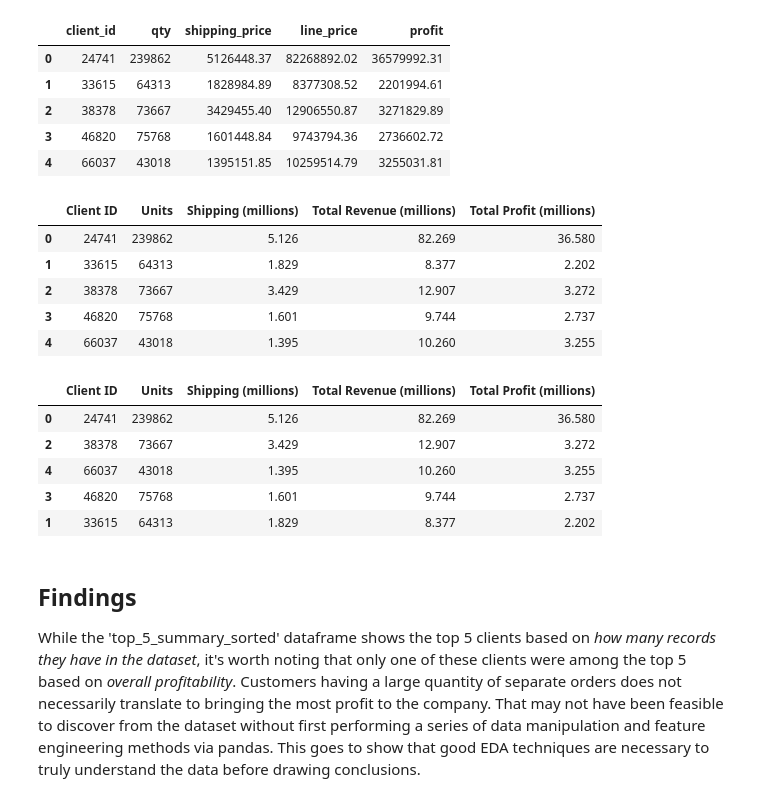
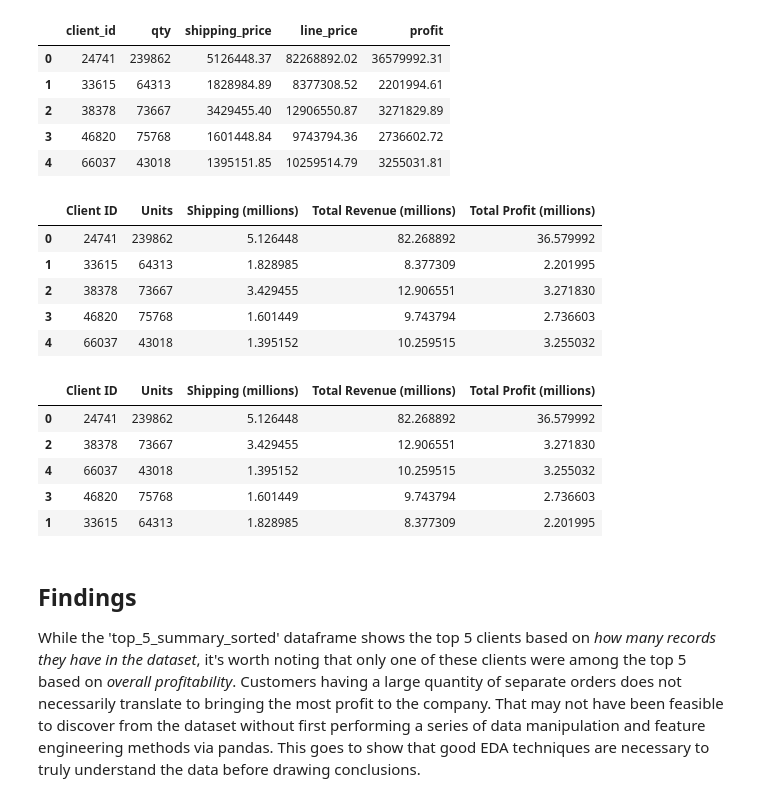
Before and after one commit to wihbit/pandas-challenge-1, a Jupyter notebook: wholesale_data_analysis_starter_code.ipynb, the cells around one changed output. Cells and saved outputs as stored; diff of their text form; code cells hidden in the pictures.

```diff
--- a/wholesale_data_analysis_starter_code.ipynb
+++ b/wholesale_data_analysis_starter_code.ipynb
@@ -78,6 +78,7 @@ dtype: int64
 # %%
 # Which five clients had the most entries in the data?
-df.groupby('client_id').size().sort_values(ascending=False)[:5]
+top_5_series = df['client_id'].value_counts()[:5]
+top_5_series
 # %% [output]
 client_id
 33615    220
@@ -89,6 +90,6 @@ dtype: int64
 # %%
 # Store the client ids of those top 5 clients in a list.
-top_5_clients = list(df.groupby('client_id').size().sort_values(ascending=False)[:5].index)
+top_5_clients = list(top_5_series.index)
 top_5_clients
 # %% [output]
 [33615, 66037, 46820, 38378, 24741]
@@ -210,52 +210,52 @@ top_5_summary
 # %%
 # Format the data and rename the columns to names suitable for presentation.
 
 # Define the money columns.
 money_cols = ['shipping_price', 'line_price', 'profit']
 
 # Define a function that converts a dollar amount to millions.
-def as_millions(value:int) -> float:
+def as_millions(value):
     """
     Divides a number by 1,000,000 and rounds the result to 3 decimal places
     Args:
         value: a float or integer
     Returns:
-        the value argument divided by 1,000,000, then rounded to 3 decimal places
+        the value argument divided by 1,000,000
     Raises:
         None
     """
     return value/1_000_000
 
 # Apply the currency_format_millions function to only the money columns.
-top_5_summary[money_cols] = top_5_summary[money_cols].apply(lambda row: as_millions(row), axis=0)
+top_5_summary[money_cols] = top_5_summary[money_cols].apply(as_millions, axis=1)
 
 
 # Rename the columns to reflect the change in the money format.
 top_5_summary.rename(columns={'client_id': 'Client ID',
                               'qty':'Units',
                               'shipping_price':'Shipping (millions)',
                               'line_price':'Total Revenue (millions)',
                               'profit':'Total Profit (millions)'}, inplace=True)
 
 top_5_summary
 # %% [output]
 |  | Client ID | Units | Shipping (millions) | Total Revenue (millions) | Total Profit (millions) |
-| 0 | 24741 | 239862 | 5.126 | 82.269 | 36.580 |
-| 1 | 33615 | 64313 | 1.829 | 8.377 | 2.202 |
-| 2 | 38378 | 73667 | 3.429 | 12.907 | 3.272 |
-| 3 | 46820 | 75768 | 1.601 | 9.744 | 2.737 |
-| 4 | 66037 | 43018 | 1.395 | 10.260 | 3.255 |
+| 0 | 24741 | 239862 | 5.126448 | 82.268892 | 36.579992 |
+| 1 | 33615 | 64313 | 1.828985 | 8.377309 | 2.201995 |
+| 2 | 38378 | 73667 | 3.429455 | 12.906551 | 3.271830 |
+| 3 | 46820 | 75768 | 1.601449 | 9.743794 | 2.736603 |
+| 4 | 66037 | 43018 | 1.395152 | 10.259515 | 3.255032 |
 # %%
 # Sort the updated data by "Total Profit (millions)" form highest to lowest and assign the sort to a new DatFrame.
 top_5_summary_sorted = top_5_summary.sort_values(by='Total Profit (millions)', ascending=False)
 top_5_summary_sorted
 # %% [output]
 |  | Client ID | Units | Shipping (millions) | Total Revenue (millions) | Total Profit (millions) |
-| 0 | 24741 | 239862 | 5.126 | 82.269 | 36.580 |
-| 2 | 38378 | 73667 | 3.429 | 12.907 | 3.272 |
-| 4 | 66037 | 43018 | 1.395 | 10.260 | 3.255 |
-| 3 | 46820 | 75768 | 1.601 | 9.744 | 2.737 |
-| 1 | 33615 | 64313 | 1.829 | 8.377 | 2.202 |
+| 0 | 24741 | 239862 | 5.126448 | 82.268892 | 36.579992 |
+| 2 | 38378 | 73667 | 3.429455 | 12.906551 | 3.271830 |
+| 4 | 66037 | 43018 | 1.395152 | 10.259515 | 3.255032 |
+| 3 | 46820 | 75768 | 1.601449 | 9.743794 | 2.736603 |
+| 1 | 33615 | 64313 | 1.828985 | 8.377309 | 2.201995 |
 # %% [markdown]
 ## Findings
 While the 'top_5_summary_sorted' dataframe shows the top 5 clients based on *how many records they have in the dataset*, it's worth noting that only one of these clients were among the top 5 based on *overall profitability*. Customers having a large quantity of separate orders does not necessarily translate to bringing the most profit to the company. That may not have been feasible to discover from the dataset without first performing a series of data manipulation and feature engineering methods via pandas. This goes to show that good EDA techniques are necessary to truly understand the data before drawing conclusions.
```
Also changed, not shown: parts of 8 cells of this notebook.
